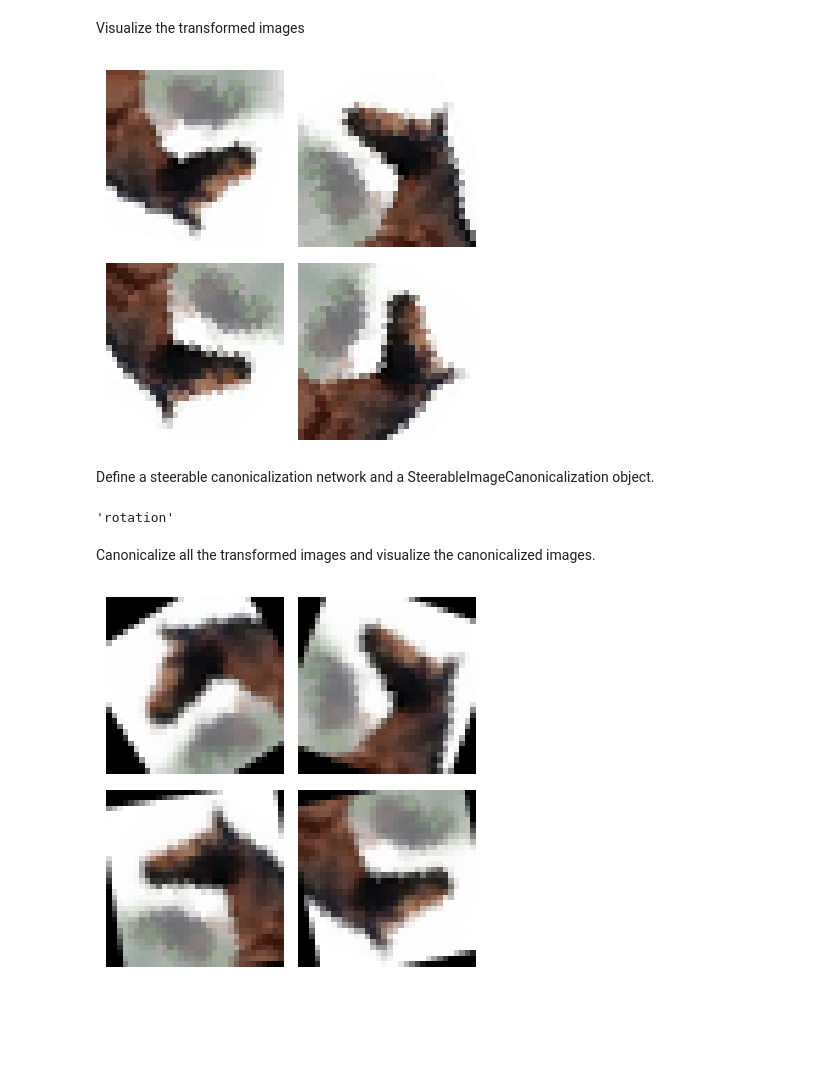
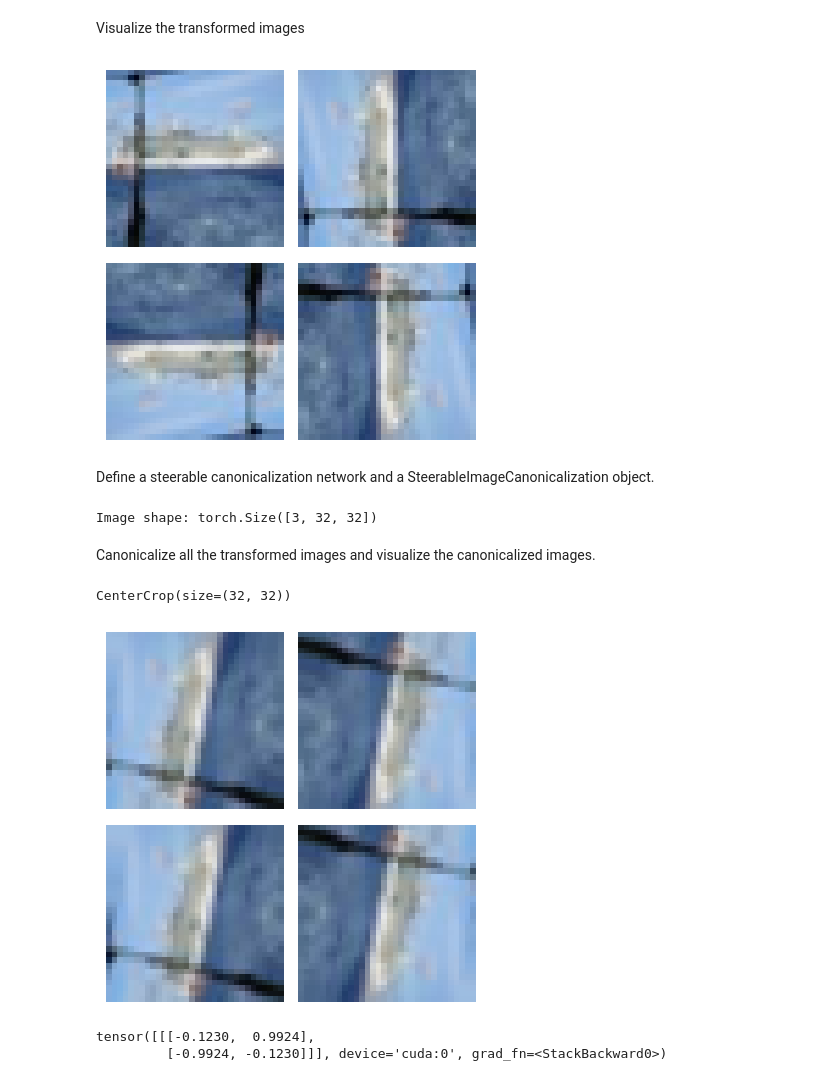
Before and after one commit to arnab39/equiadapt, a Jupyter notebook: tutorials/images/test_continuous_canonicalization.ipynb, the cells around one changed output. Cells and saved outputs as stored; diff of their text form; code cells hidden in the pictures; blank space fills up the shorter version.

```diff
--- a/tutorials/images/test_continuous_canonicalization.ipynb
+++ b/tutorials/images/test_continuous_canonicalization.ipynb
@@ -57,9 +57,10 @@ pad = transforms.Pad(10, padding_mode='edge')
 crop = transforms.CenterCrop((h, w))
 # Loop over the number of random rotations
 # and transform the image tensor using torch rotation
-for _ in range(k):
+for i in range(k):
     # Generate a random angle for rotation
-    angle = torch.rand(1).item() * 360  # Random rotation between 0 and 360 degrees
+    # angle = torch.rand(1).item() * 360  # Random rotation between 0 and 360 degrees
+    angle = 90 * i
 
     # Pad the image to get rid of the black borders
     padded_image_tensor = pad(sample_image_tensor)
@@ -120,15 +121,29 @@ Visualize the transformed images
 # Visualizing all the transformed images
 plot_image_tensors(transformed_sample_images)
 # %% [output]
-[figure, old version]
+[figure, new version]
 # %% [markdown]
 Define a steerable canonicalization network and a SteerableImageCanonicalization object.
 # %%
+from equiadapt.images.canonicalization.continuous_group import SteerableImageCanonicalization
+
 # Get the device
 device = torch.device("cuda" if torch.cuda.is_available() else "cpu")
 
+# Define the hyperparameters for the canonicalization network
+class CanonicalizationHyperparams:
+    def __init__(self):
+        self.group_type = 'rotation'
+        self.input_crop_ratio = 0.5
+
+# Create an instance of the hyperparameters
+canonicalization_hyperparams = CanonicalizationHyperparams()
+
 # Get the shape of the image
 image_shape = sample_image_tensor.squeeze().shape
+
+# Print the image shape
+print(f"Image shape: {image_shape}")
 
 # Define a steerable canonicalization network
 # Note that you define any steerable network here as long as it outputs
@@ -136,30 +151,37 @@ image_shape = sample_image_tensor.squeeze().shape
 # This vector is used to get a rotation matrix in a differentiable manner
 canonicalization_network = ESCNNSteerableNetwork(
     in_shape = image_shape,
-    out_channels=16, kernel_size= 7, num_layers = 2).to(device)
+    out_channels=16, kernel_size= 9, num_layers = 2).to(device)
+
 
 # Create a steerable canonicalization object
 canonicalizer = SteerableImageCanonicalization(
     canonicalization_network=canonicalization_network,
-    canonicalization_hyperparams=None,
-    in_shape=sample_image_tensor.shape,
+    canonicalization_hyperparams=canonicalization_hyperparams,
+    in_shape=image_shape,
 )
+# %% [output]
+Image shape: torch.Size([3, 32, 32])
-# %%
-canonicalizer.group_type
-# %% [output]
-'rotation'
 # %% [markdown]
 Canonicalize all the transformed images and visualize the canonicalized images.
+# %%
+canonicalizer.crop
+# %% [output]
+CenterCrop(size=(32, 32))
 # %%
 # Get canonicalized images for all transformed images
 canonicalized_images = []
 for im in transformed_sample_images:
     im = im.to(device)
-    out_vec = canonicalization_network(im)
     canonicalized_image = canonicalizer.canonicalize(im)
     canonicalized_images.append(canonicalized_image.detach().cpu())
 
 # Visualizing all the canonicalized images
 plot_image_tensors(canonicalized_images)
 # %% [output]
-[figure, old version]
+[figure, new version]
+# %%
+canonicalizer.canonicalization_info_dict['group_element']['rotation']
+# %% [output]
+tensor([[[-0.1230,  0.9924],
+         [-0.9924, -0.1230]]], device='cuda:0', grad_fn=<StackBackward0>)
```
Also changed, not shown: parts of 1 cell of this notebook, 4 other files.
